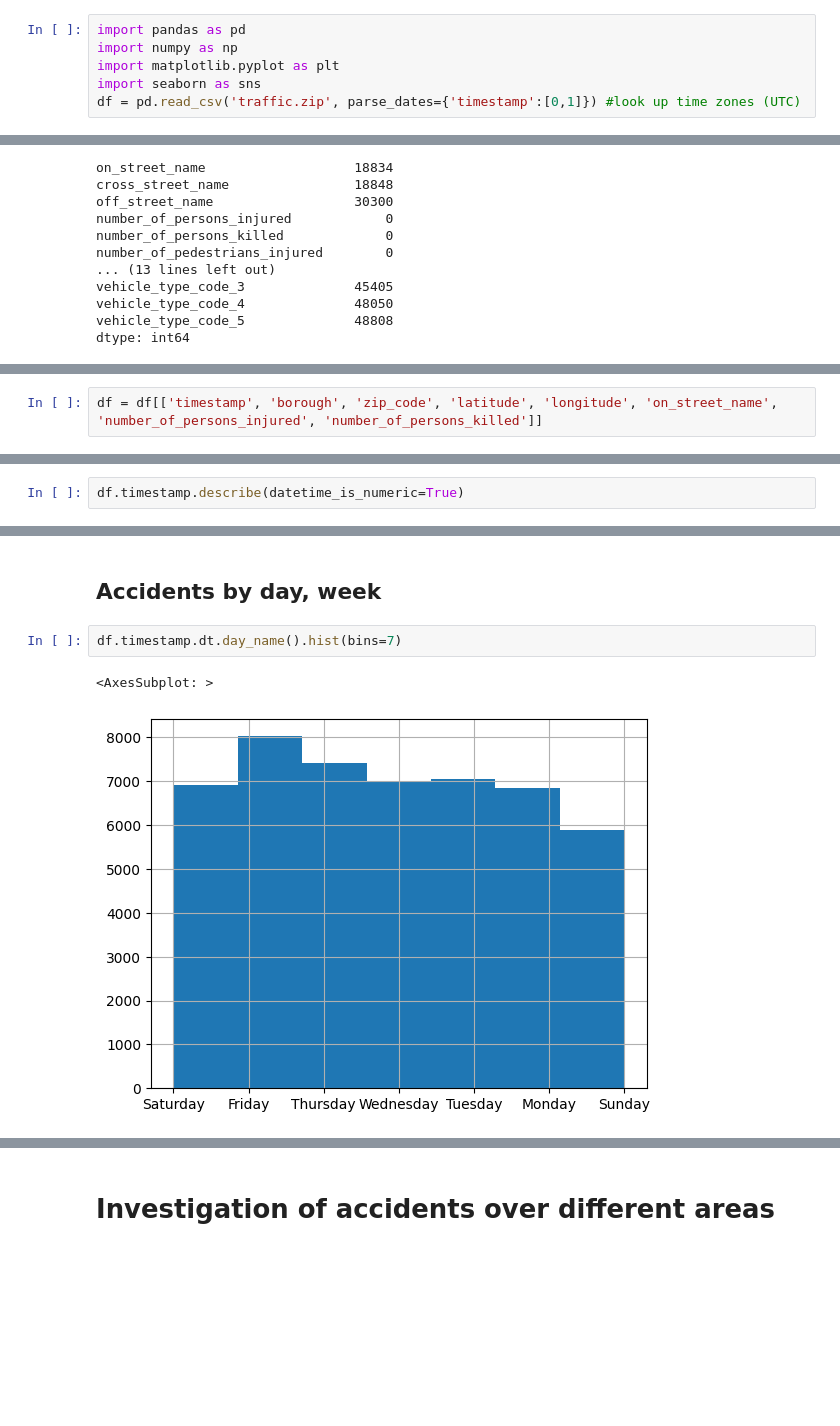
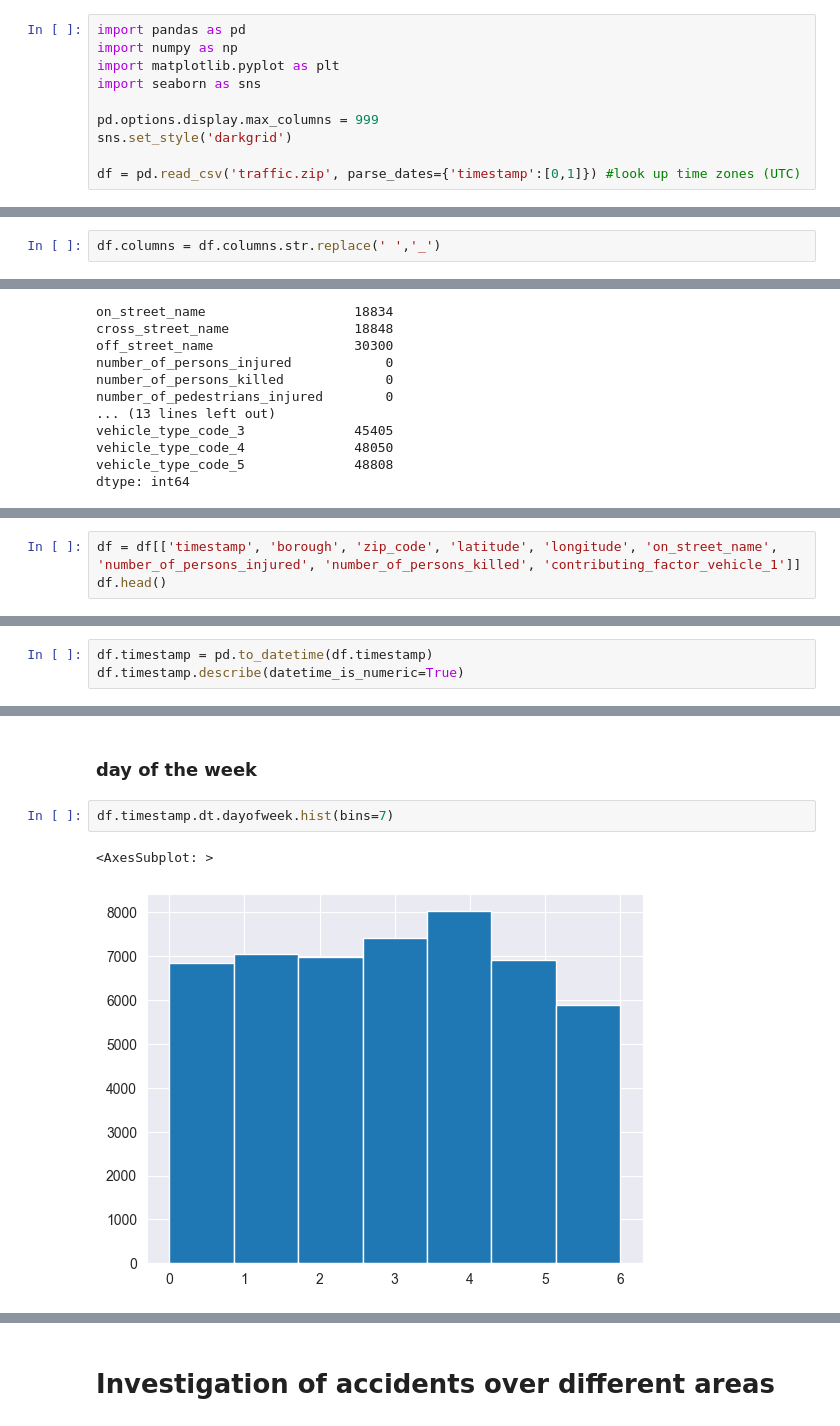
Before and after one commit to mtichikawa/portfolio, a Jupyter notebook: nyc_traffic_analysis.ipynb, the cells around one changed output, grey strips where cells are left out. Drawn from its saved outputs; the diff is of its cells as text; blank space fills up the shorter version.

```diff
--- a/nyc_traffic_analysis.ipynb
+++ b/nyc_traffic_analysis.ipynb
@@ -28,5 +28,9 @@ import pandas as pd
 import numpy as np
 import matplotlib.pyplot as plt
 import seaborn as sns
+
+pd.options.display.max_columns = 999
+sns.set_style('darkgrid')
+
 df = pd.read_csv('traffic.zip', parse_dates={'timestamp':[0,1]}) #look up time zones (UTC)
 # %% [markdown]
@@ -84,3 +97,5 @@ This is also to make working with the dataframe easier. I'm changing the spaces
+# %%
+df.columns = df.columns.str.replace(' ','_')
 # %% [markdown]
 ### change zip and collision id to categorical data
 
@@ -196,2 +217,3 @@ sns.heatmap(df.corr(numeric_only=True))
 # %%
-df = df[['timestamp', 'borough', 'zip_code', 'latitude', 'longitude', 'on_street_name', 'number_of_persons_injured', 'number_of_persons_killed']]
+df = df[['timestamp', 'borough', 'zip_code', 'latitude', 'longitude', 'on_street_name', 'number_of_persons_injured', 'number_of_persons_killed', 'contributing_factor_vehicle_1']]
+df.head()
@@ -200,3 +231,4 @@ df = df[['timestamp', 'borough', 'zip_code', 'latitude', 'longitude', 'on_street
 # %%
+df.timestamp = pd.to_datetime(df.timestamp)
 df.timestamp.describe(datetime_is_numeric=True)
 # %% [output]
@@ -211,7 +257,7 @@ Name: timestamp, dtype: object
 # %% [markdown]
-## Accidents by day, week
+### day of the week
 # %%
-df.timestamp.dt.day_name().hist(bins=7)
+df.timestamp.dt.dayofweek.hist(bins=7)
 # %% [output]
 <AxesSubplot: >
-[figure, old version]
+[figure, new version]
```
Also changed, not shown: parts of 41 cells of this notebook, 16 other files.
